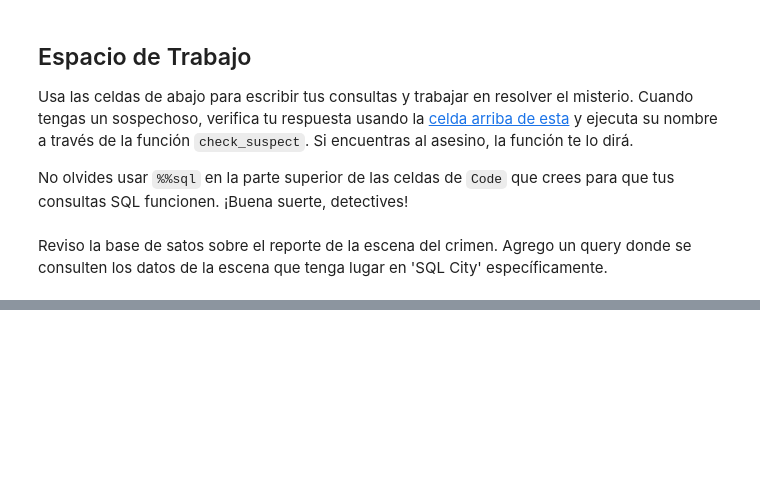
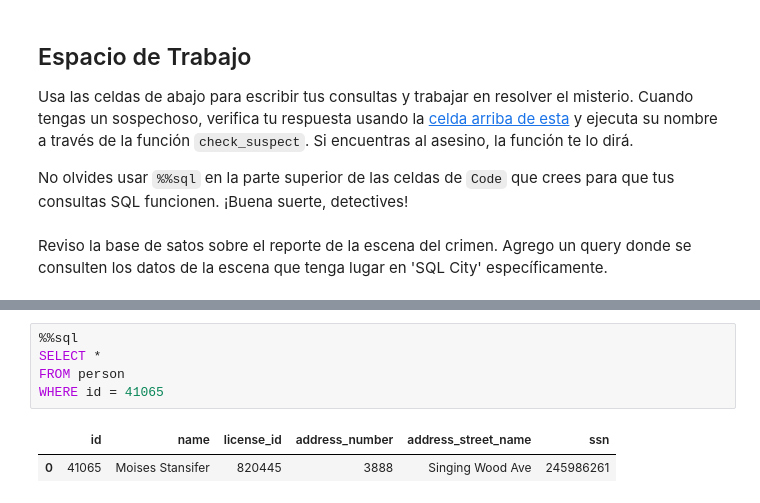
Before and after one commit to DanielaPosadas/SQL-Mystery, a Jupyter notebook: Sql-Murder-Mystery/SQL_Murder_Mystery.ipynb, the cells around one changed output, grey strips where cells are left out. Cells and saved outputs as stored; diff of their text form; blank space fills up the shorter version.

```diff
--- a/Sql-Murder-Mystery/SQL_Murder_Mystery.ipynb
+++ b/Sql-Murder-Mystery/SQL_Murder_Mystery.ipynb
@@ -264,0 +232,8 @@ FROM interview
+# %%
+%%sql
+SELECT *
+FROM person
+WHERE id = 41065
+# %% [output]
+|  | id | name | license_id | address_number | address_street_name | ssn |
+| 0 | 41065 | Moises Stansifer | 820445 | 3888 | Singing Wood Ave | 245986261 |
```
Also changed, not shown: parts of 8 cells of this notebook.
